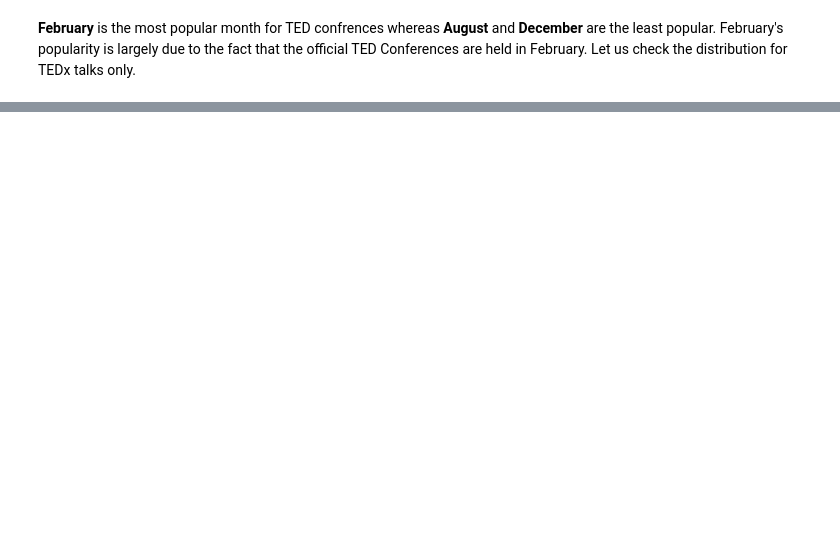
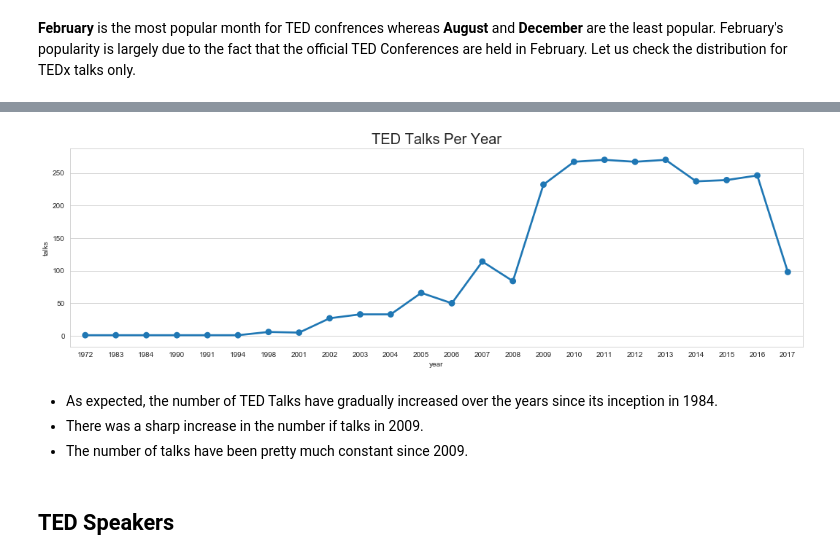
Before and after one commit to Twinklerastogi/Data-Analysis, a Jupyter notebook: TedTalks.ipynb, the cells around one changed output, grey strips where cells are left out. Cells and saved outputs as stored; diff of their text form; code cells hidden in the pictures; blank space fills up the shorter version.

```diff
--- a/TedTalks.ipynb
+++ b/TedTalks.ipynb
@@ -233,0 +244,16 @@ s.set(xlabel = 'Months', ylabel = 'Number of talks')
+# %%
+df['year'] = df['film_date'].apply(lambda x: x.split('-')[2])
+year_df = pd.DataFrame(df['year'].value_counts().reset_index())
+year_df.columns = ['year', 'talks']
+# %%
+plt.figure(figsize = (18, 5))
+plt.title('TED Talks Per Year', fontsize = 20)
+s = sns.pointplot(x='year', y='talks', data = year_df)
+# %% [output]
+[figure, added]
+# %% [markdown]
+* As expected, the number of TED Talks have gradually increased over the years since its inception in 1984.
+* There was a sharp increase in the number if talks in 2009.
+* The number of talks have been pretty much constant since 2009.
+# %% [markdown]
+## TED Speakers
```
Also changed, not shown: parts of 24 cells of this notebook.
